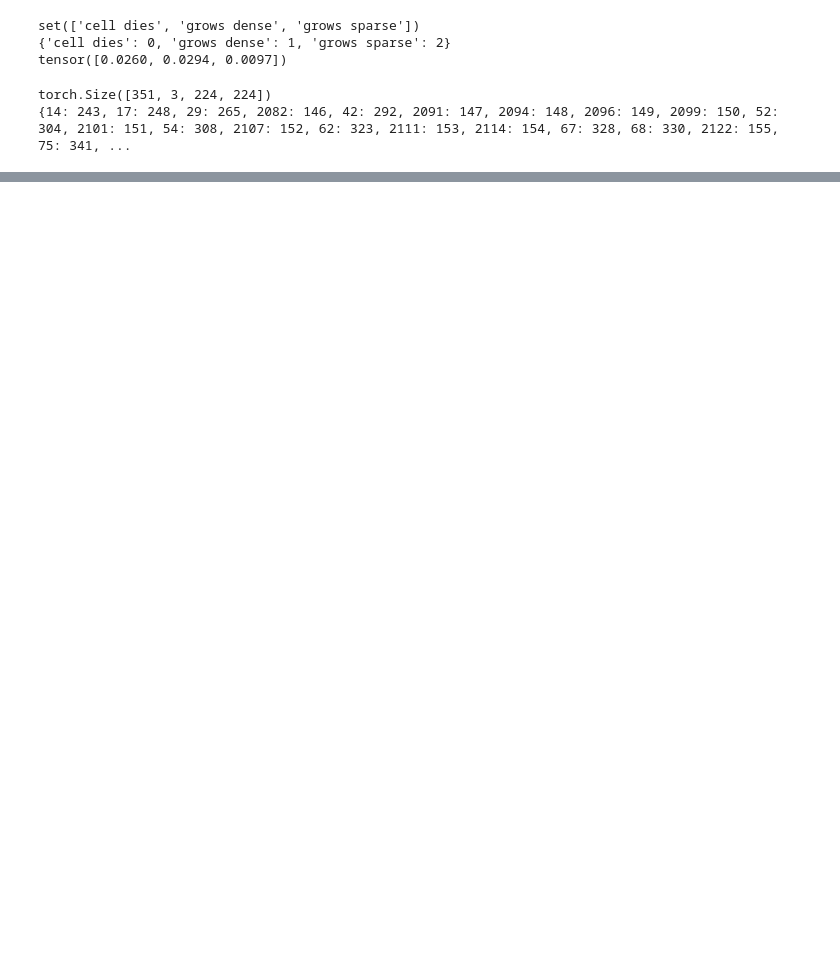
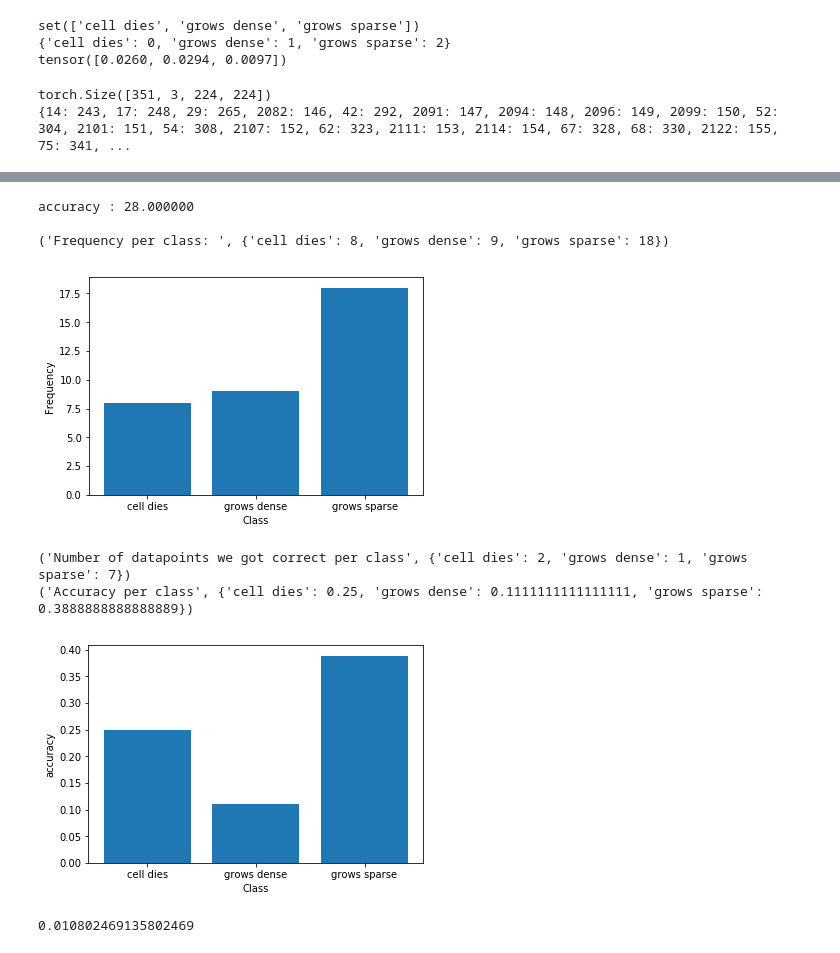
Before and after one commit to tajwarfahim/CS_231N_Project, a Jupyter notebook: testing_deep_neural_networks.ipynb, the cells around one changed output, grey strips where cells are left out. Saved outputs shown, nothing was run; the diff lists cells and outputs as text; code cells hidden in the pictures; blank space fills up the shorter version.

```diff
--- a/testing_deep_neural_networks.ipynb
+++ b/testing_deep_neural_networks.ipynb
@@ -78,0 +132,11 @@ model.train()
+# %%
+model.test(validation_loader)
+# %% [output]
+accuracy : 28.000000
+
+('Frequency per class: ', {'cell dies': 8, 'grows dense': 9, 'grows sparse': 18})
+[figure, added]
+('Number of datapoints we got correct per class', {'cell dies': 2, 'grows dense': 1, 'grows sparse': 7})
+('Accuracy per class', {'cell dies': 0.25, 'grows dense': 0.1111111111111111, 'grows sparse': 0.3888888888888889})
+[figure, added]
+0.010802469135802469
```
Also changed, not shown: parts of 7 cells of this notebook, 7 other files.
